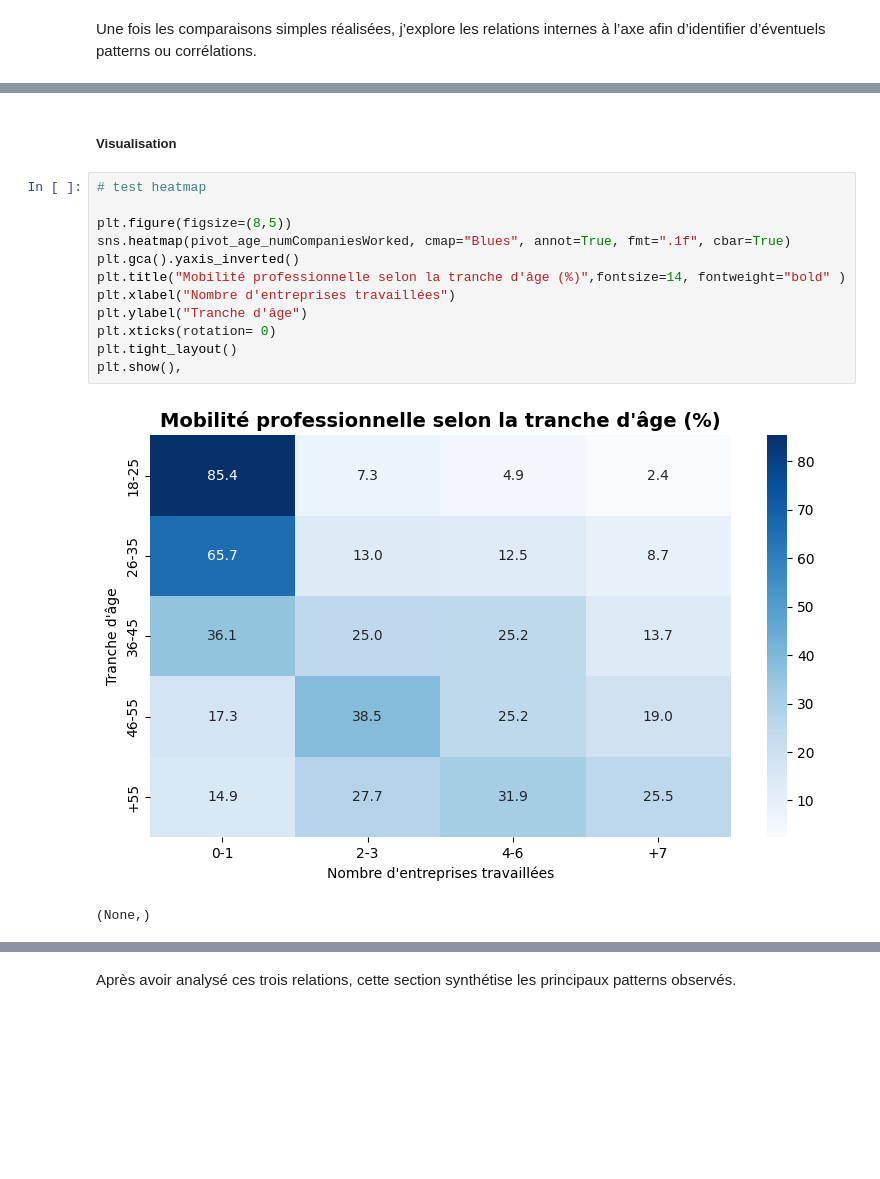
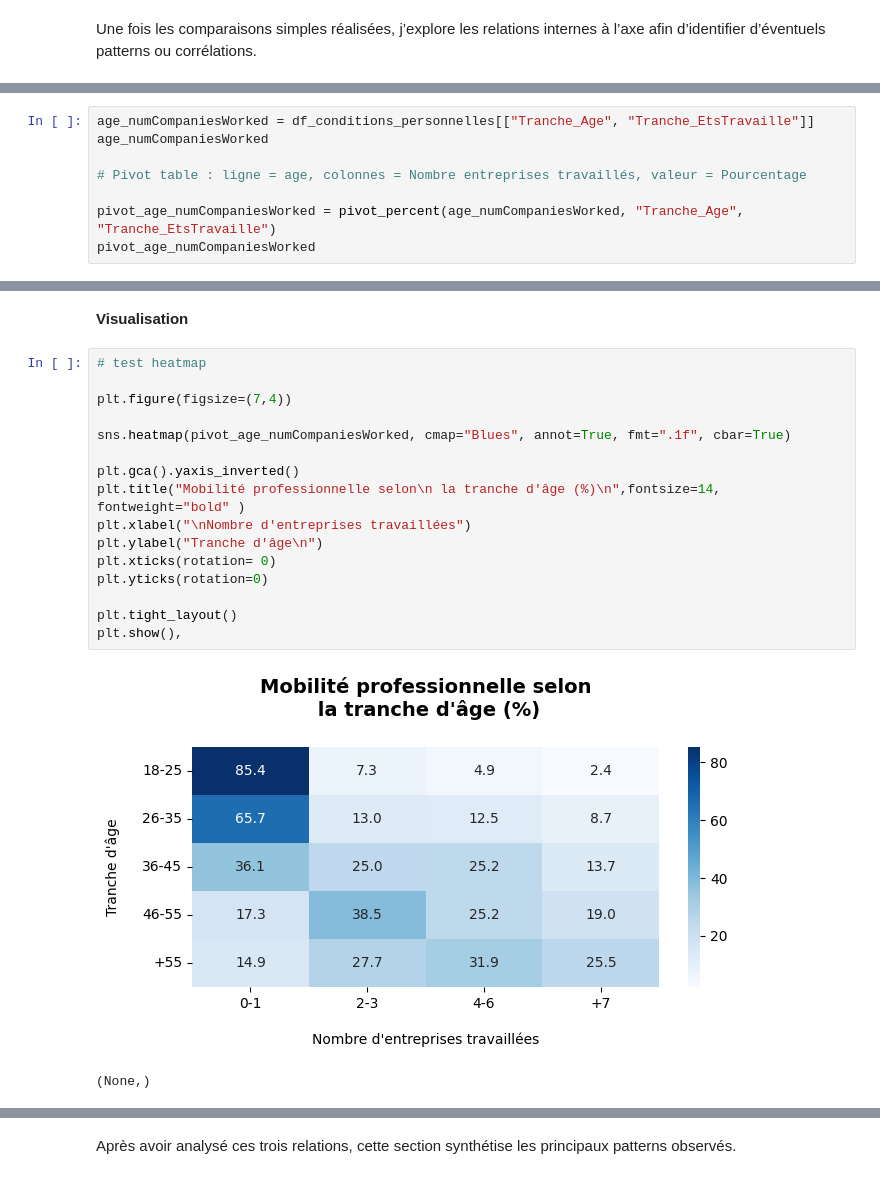
Before and after one commit to Kemuri15/employee-attrition-analysis, a Jupyter notebook: notebooks/03_axe_1_conditions_personnelle.ipynb, the cells around one changed output, grey strips where cells are left out. Drawn from its saved outputs; the diff is of its cells as text; blank space fills up the shorter version.

Commit message:
refeactor : harmonisation notebook (code, graphe,texte) sur les 3 axes

```diff
--- a/notebooks/03_axe_1_conditions_personnelle.ipynb
+++ b/notebooks/03_axe_1_conditions_personnelle.ipynb
@@ -913,0 +888,8 @@ pivot_age_numCompaniesWorked
+# %%
+age_numCompaniesWorked = df_conditions_personnelles[["Tranche_Age", "Tranche_EtsTravaille"]]
+age_numCompaniesWorked
+
+# Pivot table : ligne = age, colonnes = Nombre entreprises travaillés, valeur = Pourcentage
+
+pivot_age_numCompaniesWorked = pivot_percent(age_numCompaniesWorked, "Tranche_Age", "Tranche_EtsTravaille")
+pivot_age_numCompaniesWorked
@@ -914,18 +904,22 @@ pivot_age_numCompaniesWorked
 # %% [markdown]
-##### Visualisation
+**Visualisation**
 # %%
 # test heatmap
 
-plt.figure(figsize=(8,5))
+plt.figure(figsize=(7,4))
+
 sns.heatmap(pivot_age_numCompaniesWorked, cmap="Blues", annot=True, fmt=".1f", cbar=True)
+
 plt.gca().yaxis_inverted()
-plt.title("Mobilité professionnelle selon la tranche d'âge (%)",fontsize=14, fontweight="bold" )
-plt.xlabel("Nombre d'entreprises travaillées")
-plt.ylabel("Tranche d'âge")
+plt.title("Mobilité professionnelle selon\n la tranche d'âge (%)\n",fontsize=14, fontweight="bold" )
+plt.xlabel("\nNombre d'entreprises travaillées")
+plt.ylabel("Tranche d'âge\n")
 plt.xticks(rotation= 0)
+plt.yticks(rotation=0)
+
 plt.tight_layout()
 plt.show(),
 # %% [output]
-[figure, old version]
+[figure, new version]
 (None,)
 # %% [markdown]
```
Also changed, not shown: parts of 35 cells of this notebook, 2 other files.
